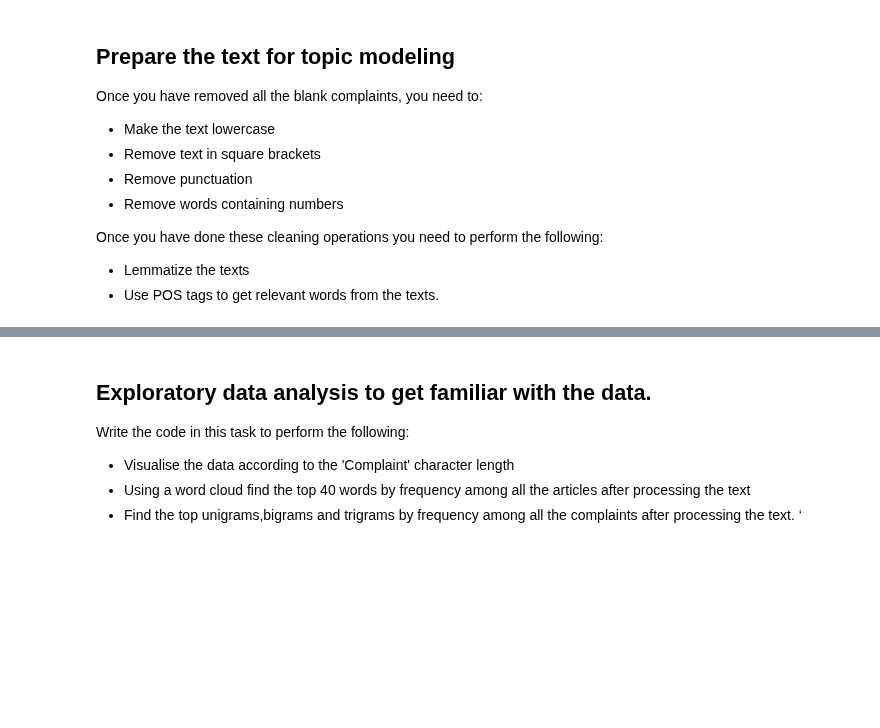
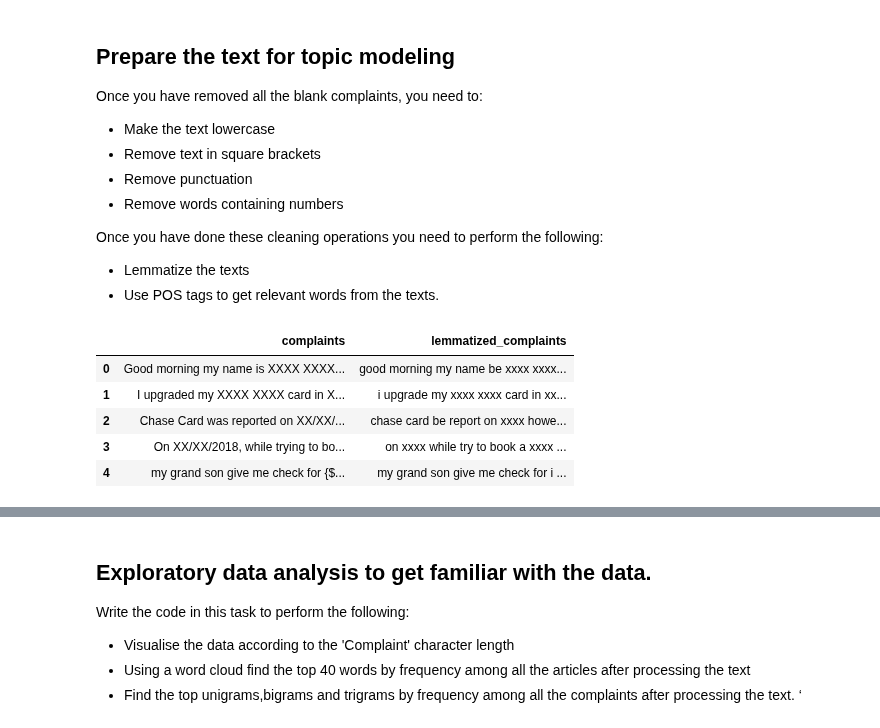
Before and after one commit to imxsid/implement-nlp, a Jupyter notebook: assignment-automatic-ticket-classification.ipynb, the cells around one changed output, grey strips where cells are left out. Drawn from its saved outputs; the diff is of its cells as text; code cells hidden in the pictures; blank space fills up the shorter version.

```diff
--- a/assignment-automatic-ticket-classification.ipynb
+++ b/assignment-automatic-ticket-classification.ipynb
@@ -191,7 +190,7 @@ Once you have done these cleaning operations you need to perform the following:
 * Use POS tags to get relevant words from the texts.
 # %%
 # Write your function here to clean the text and remove all the unnecessary elements.
-def clean_the_text(sentence):
+def cleaned_text(sentence):
     sentence = sentence.lower()
     sentence = re.sub("[\[].*?[\]]", "", sentence)
     sentence = re.sub(r'[^\w\s]','', sentence)
@@ -202,2 +234,17 @@ def clean_the_text(sentence):
 # %%
+from tqdm import tqdm
+
 # Create a dataframe('df_clean') that will have only the complaints and the lemmatized complaints
+df_clean = pd.DataFrame()
+
+for x in tqdm(df.complaintwhathappened):
+    df_clean = df_clean.append({'complaints':x, 'lemmatized_complaints':lemmatized_text(cleaned_text(x))}, ignore_index=True)
+
+df_clean.head()
+# %% [output]
+|  | complaints | lemmatized_complaints |
+| 0 | Good morning my name is XXXX XXXX... | good morning my name be xxxx xxxx... |
+| 1 | I upgraded my XXXX XXXX card in X... | i upgrade my xxxx xxxx card in xx... |
+| 2 | Chase Card was reported on XX/XX/... | chase card be report on xxxx howe... |
+| 3 | On XX/XX/2018, while trying to bo... | on xxxx while try to book a xxxx ... |
+| 4 | my grand son give me check for {$... | my grand son give me check for i ... |
```
Also changed, not shown: parts of 5 cells of this notebook.
